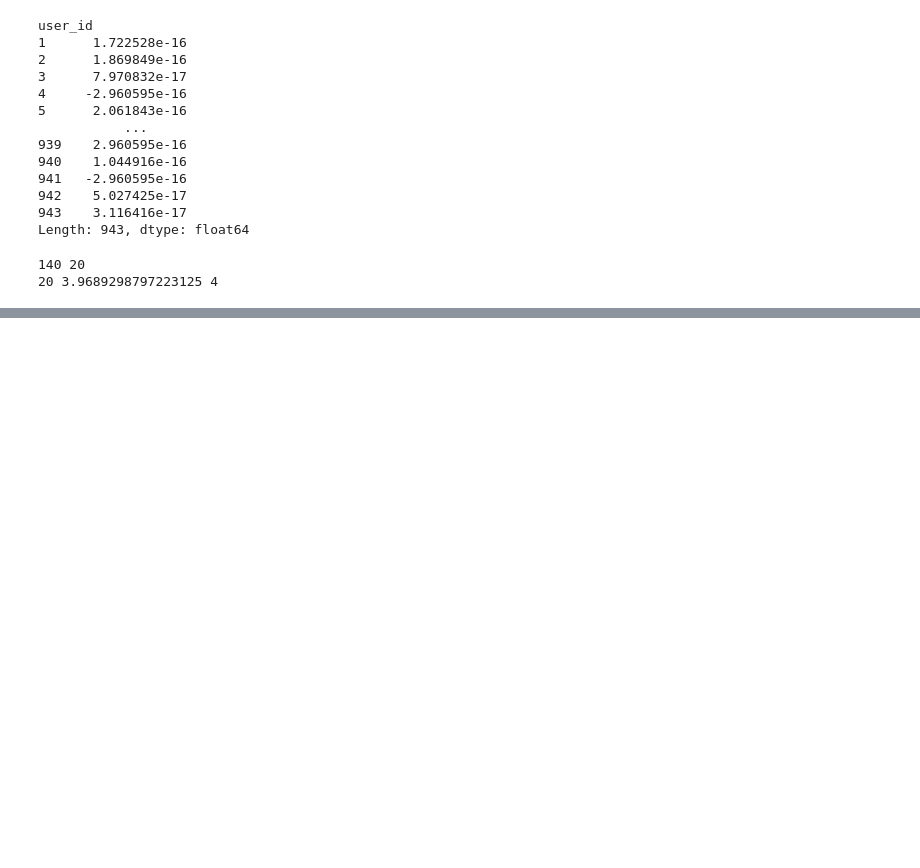
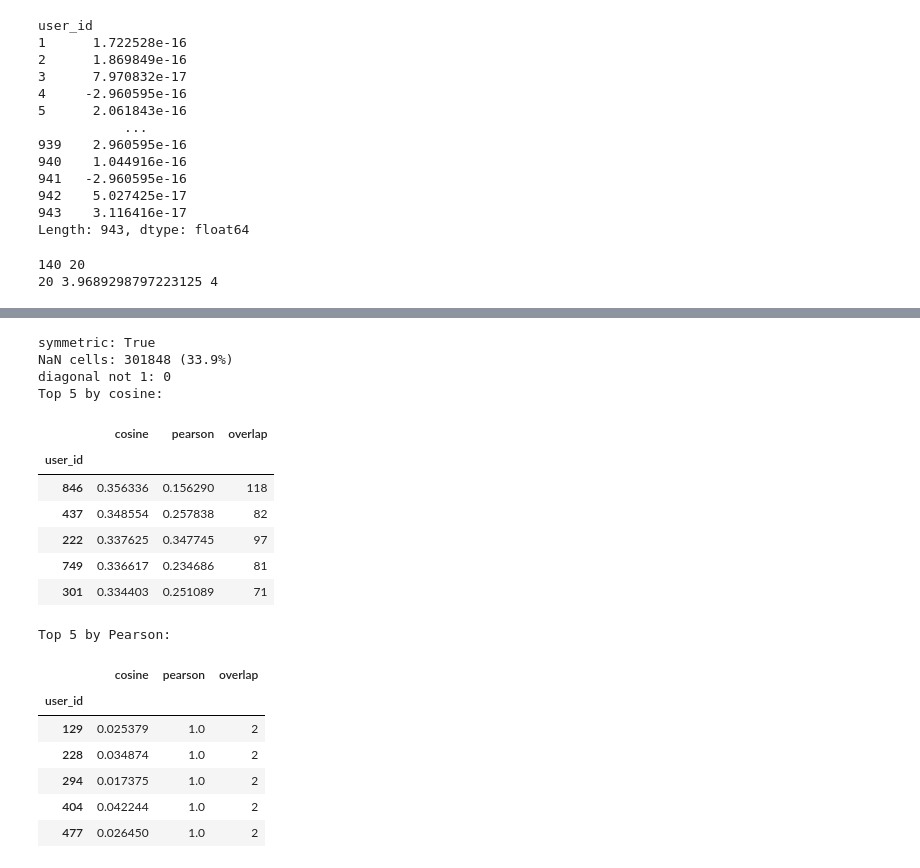
Before and after one commit to akhi08/Foundation-Advanced-ML, a Jupyter notebook: Recommender system/notebook/data_understanding.ipynb, the cells around one changed output, grey strips where cells are left out. Drawn from its saved outputs; the diff is of its cells as text; code cells hidden in the pictures; blank space fills up the shorter version.

```diff
--- a/Recommender system/notebook/data_understanding.ipynb
+++ b/Recommender system/notebook/data_understanding.ipynb
@@ -314,0 +415,48 @@ print(len(neighbors), prediction, actual)
+# %%
+# Cell 1: Pearson table + sanity checks
+pearson_df = fitting_matrix.T.corr()       # users become columns, so corr compares users
+
+print("symmetric:", np.allclose(pearson_df, pearson_df.T, equal_nan=True))
+print("NaN cells:", pearson_df.isna().sum().sum(), f"({pearson_df.isna().sum().sum() / pearson_df.size:.1%})")
+print("diagonal not 1:", (~np.isclose(np.diag(pearson_df), 1)).sum())
+
+# Cell 2: cosine vs Pearson vs overlap for the busiest user's top-5 neighbors
+user_id = fitting_matrix.notna().sum(axis=1).idxmax()          # user with most ratings
+
+top5_cosine = sim_df.loc[user_id].drop(user_id).nlargest(5)
+top5_pearson = pearson_df.loc[user_id].drop(user_id).nlargest(5)
+
+
+def compare(users):
+    """Cosine, Pearson and overlap of user_id with the given users."""
+    return pd.DataFrame({
+        "cosine": sim_df.loc[user_id, users],
+        "pearson": pearson_df.loc[user_id, users],
+        "overlap": overlap_df.loc[user_id, users],
+    })
+
+
+print("Top 5 by cosine:")
+display(compare(top5_cosine.index))
+print("Top 5 by Pearson:")
+display(compare(top5_pearson.index))
+# %% [output]
+symmetric: True
+NaN cells: 301848 (33.9%)
+diagonal not 1: 0
+Top 5 by cosine:
+|  | cosine | pearson | overlap |
+| user_id |  |  |  |
+| 846 | 0.356336 | 0.156290 | 118 |
+| 437 | 0.348554 | 0.257838 | 82 |
+| 222 | 0.337625 | 0.347745 | 97 |
+| 749 | 0.336617 | 0.234686 | 81 |
+| 301 | 0.334403 | 0.251089 | 71 |
+Top 5 by Pearson:
+|  | cosine | pearson | overlap |
+| user_id |  |  |  |
+| 129 | 0.025379 | 1.0 | 2 |
+| 228 | 0.034874 | 1.0 | 2 |
+| 294 | 0.017375 | 1.0 | 2 |
+| 404 | 0.042244 | 1.0 | 2 |
+| 477 | 0.026450 | 1.0 | 2 |
```
Also changed, not shown: parts of 16 cells of this notebook, 1 other file.
